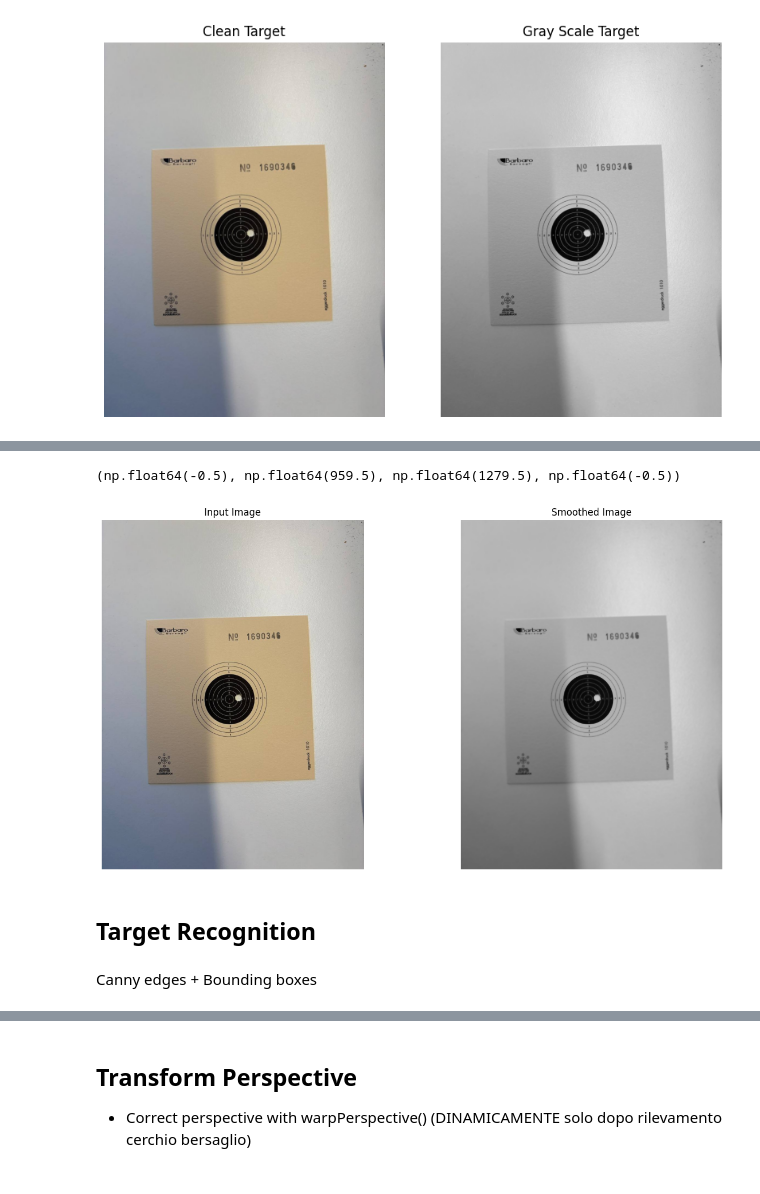
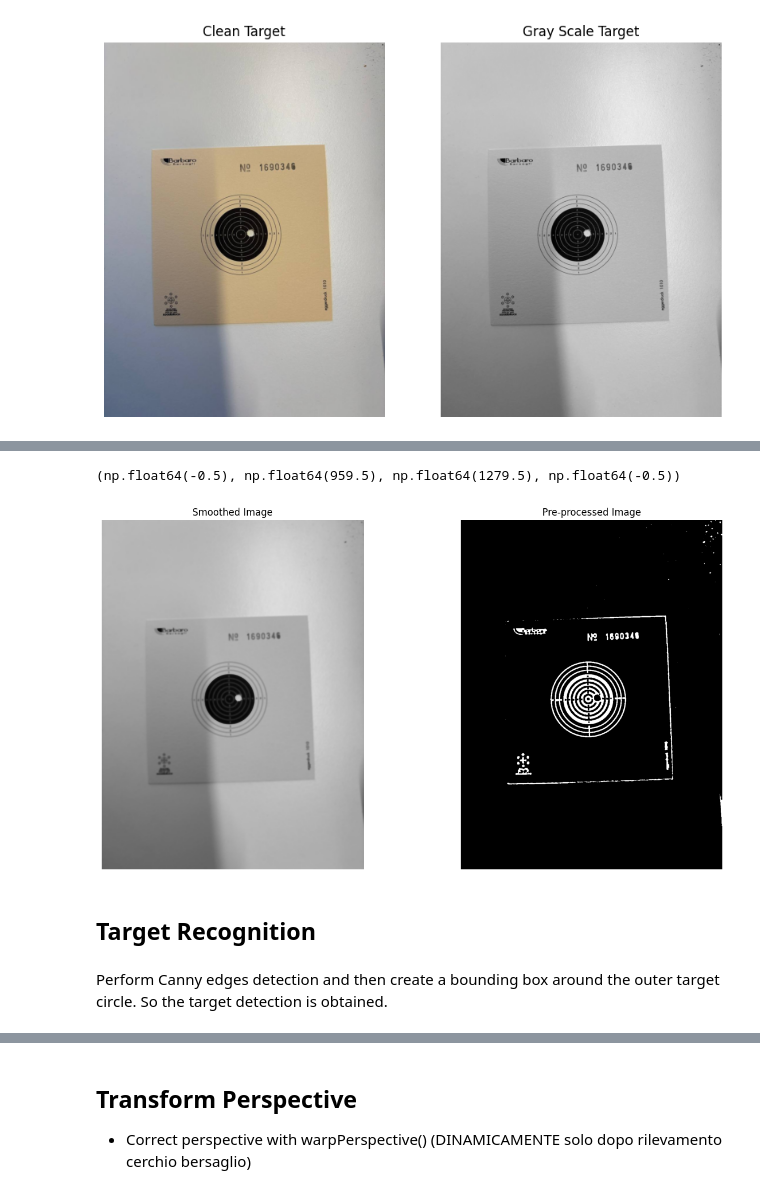
Before and after one commit to Allelallecialle/Aimlytics, a Jupyter notebook: aimlytics_notebook.ipynb, the cells around one changed output, grey strips where cells are left out. Cells and saved outputs as stored; diff of their text form; code cells hidden in the pictures.

Commit message:
Commit #3: finished preprocessing and target detection, code comments and jupyter notes updated

```diff
--- a/aimlytics_notebook.ipynb
+++ b/aimlytics_notebook.ipynb
@@ -37,35 +42,32 @@ plt.axis('off')
 # %%
-# pts1 = np.float32([[219,209],[612,8],[380,493],[785,271]])
-# # Size of the Transformed Image
-# pts2 = np.float32([[0,0],[500,0],[0,400],[500,400]])
-#
-# perspective_matrix = cv2.getPerspectiveTransform(pts1, pts2)
-# corrected_perspective_image = cv2.warpPerspective(image, perspective_matrix, image.shape[1::-1])
+smoothed_image_gauss = cv2.GaussianBlur(gray_image, (5, 5), 0)
+#Applied to the grayscale image; 5-by-5 kernel to determine the area of neighboring pixels; 0 to let opencv determine the standard deviation
+smoothed_image_bi = cv2.bilateralFilter(smoothed_image_gauss, 9, 75, 75)
+#9-by-9 kernel; 75 for the standard deviations of intensity and spatial filtering
 
-#smoothed_image_gauss = cv2.GaussianBlur(image,(5,5),0)
-#no_noise_image = cv2.medianBlur(smoothed_image_gauss,5)
-#d=9 (diametro pixel da considerare)
-#sigmaColor=75 (quanto considerare le differenze di colore)
-#sigmaSpace=75 (quanto lontano spazialmente considerare i pixel vicini)
-smoothed_image_bi = cv2.bilateralFilter(gray_image, 9, 75, 75)
+
+binary_image = cv2.adaptiveThreshold(smoothed_image_bi, maxValue=255, adaptiveMethod=cv2.ADAPTIVE_THRESH_GAUSSIAN_C, thresholdType=cv2.THRESH_BINARY_INV, blockSize=11, C=2)
+#ADAPTIVE_THRESH_GAUSSIAN_C to use a Gaussian weighted neighborhood
+#THRESH_BINARY_INV inverts the result (white foreground and black background)
+#11 is the region size for the local thresholding; 2 is a constant subtracted from the mean to fine-tune the threshold
+
+kernel = np.ones((3, 3), np.uint8)      #Create a 3-by-3 kernel
+cleaned_binary = cv2.morphologyEx(binary_image, cv2.MORPH_CLOSE, kernel, iterations=2)      #Opening operation applied 2 times
 
 plt.figure(figsize=(15, 8))
-# plt.title("Corrected Perspective")
-# plt.imshow(cv2.cvtColor(no_noise_image,cv2.COLOR_BGR2RGB))
-# plt.axis('off')
 plt.subplot(121)
-plt.title("Input Image")
-plt.imshow(cv2.cvtColor(image,cv2.COLOR_BGR2RGB))
-plt.axis('off')
-plt.subplot(122)
 plt.title("Smoothed Image")
 plt.imshow(cv2.cvtColor(smoothed_image_bi,cv2.COLOR_BGR2RGB))
 plt.axis('off')
+plt.subplot(122)
+plt.title("Pre-processed Image")
+plt.imshow(cv2.cvtColor(cleaned_binary,cv2.COLOR_BGR2RGB))
+plt.axis('off')
 # %% [output]
 (np.float64(-0.5), np.float64(959.5), np.float64(1279.5), np.float64(-0.5))
-[figure, old version]
+[figure, new version]
 # %% [markdown]
 ## Target Recognition
 # %% [markdown]
-Canny edges + Bounding boxes
+Perform Canny edges detection and then create a bounding box around the outer target circle. So the target detection is obtained.
 # %%
```
Also changed, not shown: parts of 4 cells of this notebook, 1 other file.
